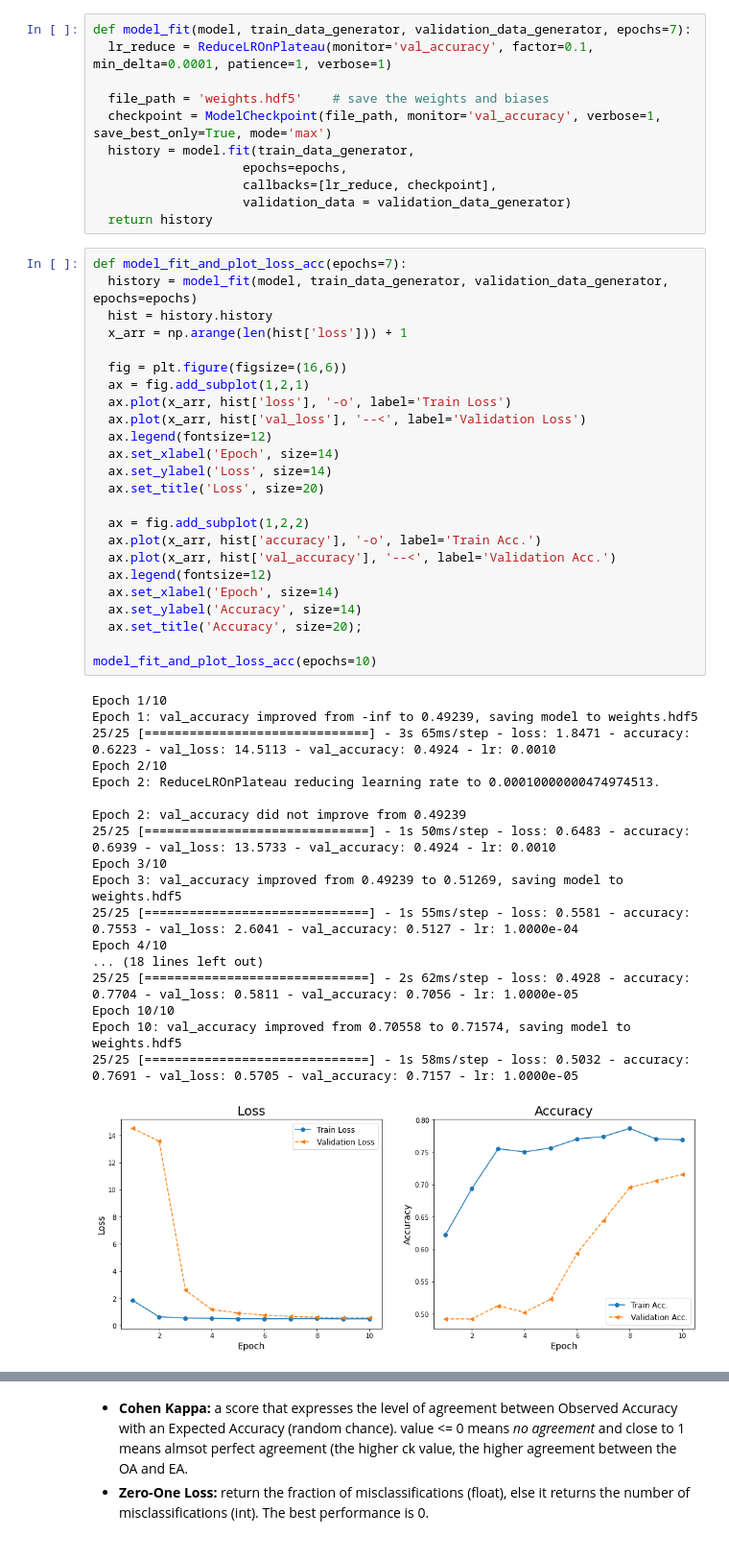
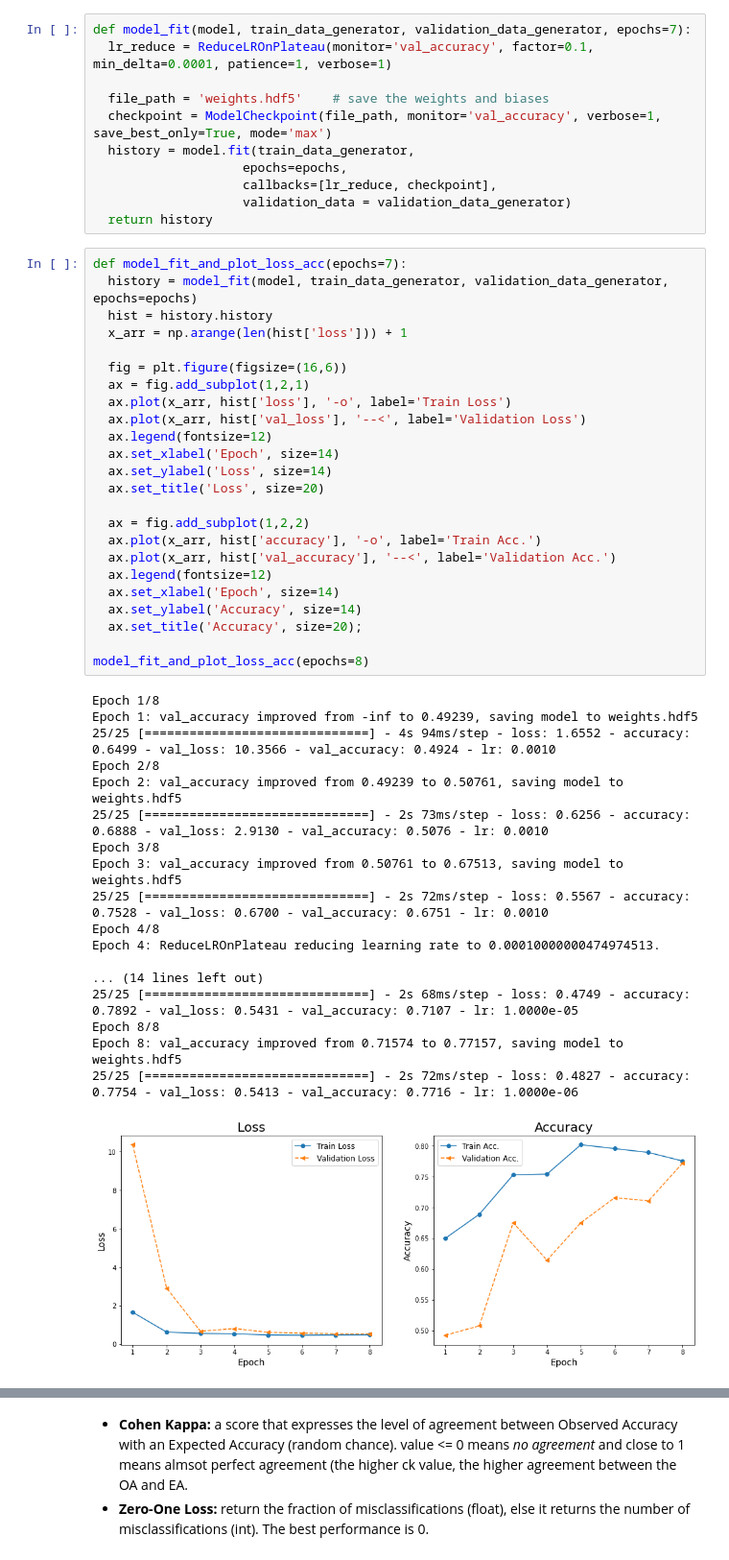
Before and after one commit to heesukjang/W207_AppliedML_Fall2022, a Jupyter notebook: 11_10_ImageAug_CM_CR_ROCcurve_IDC_Prediction_heesuk.ipynb, the cells around one changed output, grey strips where cells are left out. Shown at 96% size. Cells and saved outputs as stored; diff of their text form.

```diff
--- a/11_10_ImageAug_CM_CR_ROCcurve_IDC_Prediction_heesuk.ipynb
+++ b/11_10_ImageAug_CM_CR_ROCcurve_IDC_Prediction_heesuk.ipynb
@@ -591,46 +657,46 @@ def model_fit(model, train_data_generator, validation_data_generator, epochs=7):
 # %%
 def model_fit_and_plot_loss_acc(epochs=7):
   history = model_fit(model, train_data_generator, validation_data_generator, epochs=epochs)
   hist = history.history
   x_arr = np.arange(len(hist['loss'])) + 1
 
   fig = plt.figure(figsize=(16,6))
   ax = fig.add_subplot(1,2,1)
   ax.plot(x_arr, hist['loss'], '-o', label='Train Loss')
   ax.plot(x_arr, hist['val_loss'], '--<', label='Validation Loss')
   ax.legend(fontsize=12)
   ax.set_xlabel('Epoch', size=14)
   ax.set_ylabel('Loss', size=14)
   ax.set_title('Loss', size=20)
 
   ax = fig.add_subplot(1,2,2)
   ax.plot(x_arr, hist['accuracy'], '-o', label='Train Acc.')
   ax.plot(x_arr, hist['val_accuracy'], '--<', label='Validation Acc.')
   ax.legend(fontsize=12)
   ax.set_xlabel('Epoch', size=14)
   ax.set_ylabel('Accuracy', size=14)
   ax.set_title('Accuracy', size=20);
 
-model_fit_and_plot_loss_acc(epochs=10)
+model_fit_and_plot_loss_acc(epochs=8)
 # %% [output]
-Epoch 1/10
+Epoch 1/8
 Epoch 1: val_accuracy improved from -inf to 0.49239, saving model to weights.hdf5
-25/25 [==============================] - 3s 65ms/step - loss: 1.8471 - accuracy: 0.6223 - val_loss: 14.5113 - val_accuracy: 0.4924 - lr: 0.0010
-Epoch 2/10
-Epoch 2: ReduceLROnPlateau reducing learning rate to 0.00010000000474974513.
+25/25 [==============================] - 4s 94ms/step - loss: 1.6552 - accuracy: 0.6499 - val_loss: 10.3566 - val_accuracy: 0.4924 - lr: 0.0010
+Epoch 2/8
+Epoch 2: val_accuracy improved from 0.49239 to 0.50761, saving model to weights.hdf5
+25/25 [==============================] - 2s 73ms/step - loss: 0.6256 - accuracy: 0.6888 - val_loss: 2.9130 - val_accuracy: 0.5076 - lr: 0.0010
+Epoch 3/8
+Epoch 3: val_accuracy improved from 0.50761 to 0.67513, saving model to weights.hdf5
+25/25 [==============================] - 2s 72ms/step - loss: 0.5567 - accuracy: 0.7528 - val_loss: 0.6700 - val_accuracy: 0.6751 - lr: 0.0010
+Epoch 4/8
+Epoch 4: ReduceLROnPlateau reducing learning rate to 0.00010000000474974513.
 
-Epoch 2: val_accuracy did not improve from 0.49239
-25/25 [==============================] - 1s 50ms/step - loss: 0.6483 - accuracy: 0.6939 - val_loss: 13.5733 - val_accuracy: 0.4924 - lr: 0.0010
-Epoch 3/10
-Epoch 3: val_accuracy improved from 0.49239 to 0.51269, saving model to weights.hdf5
-25/25 [==============================] - 1s 55ms/step - loss: 0.5581 - accuracy: 0.7553 - val_loss: 2.6041 - val_accuracy: 0.5127 - lr: 1.0000e-04
-Epoch 4/10
-... (18 lines left out)
-25/25 [==============================] - 2s 62ms/step - loss: 0.4928 - accuracy: 0.7704 - val_loss: 0.5811 - val_accuracy: 0.7056 - lr: 1.0000e-05
-Epoch 10/10
-Epoch 10: val_accuracy improved from 0.70558 to 0.71574, saving model to weights.hdf5
-25/25 [==============================] - 1s 58ms/step - loss: 0.5032 - accuracy: 0.7691 - val_loss: 0.5705 - val_accuracy: 0.7157 - lr: 1.0000e-05
+... (14 lines left out)
+25/25 [==============================] - 2s 68ms/step - loss: 0.4749 - accuracy: 0.7892 - val_loss: 0.5431 - val_accuracy: 0.7107 - lr: 1.0000e-05
+Epoch 8/8
+Epoch 8: val_accuracy improved from 0.71574 to 0.77157, saving model to weights.hdf5
+25/25 [==============================] - 2s 72ms/step - loss: 0.4827 - accuracy: 0.7754 - val_loss: 0.5413 - val_accuracy: 0.7716 - lr: 1.0000e-06
-[figure, old version]
+[figure, new version]
 # %%
 def model_evaluate(model, train_data_generator, test_data_generator):
   eval_train = model.evaluate(train_data_generator)
```
Also changed, not shown: parts of 12 cells of this notebook.
